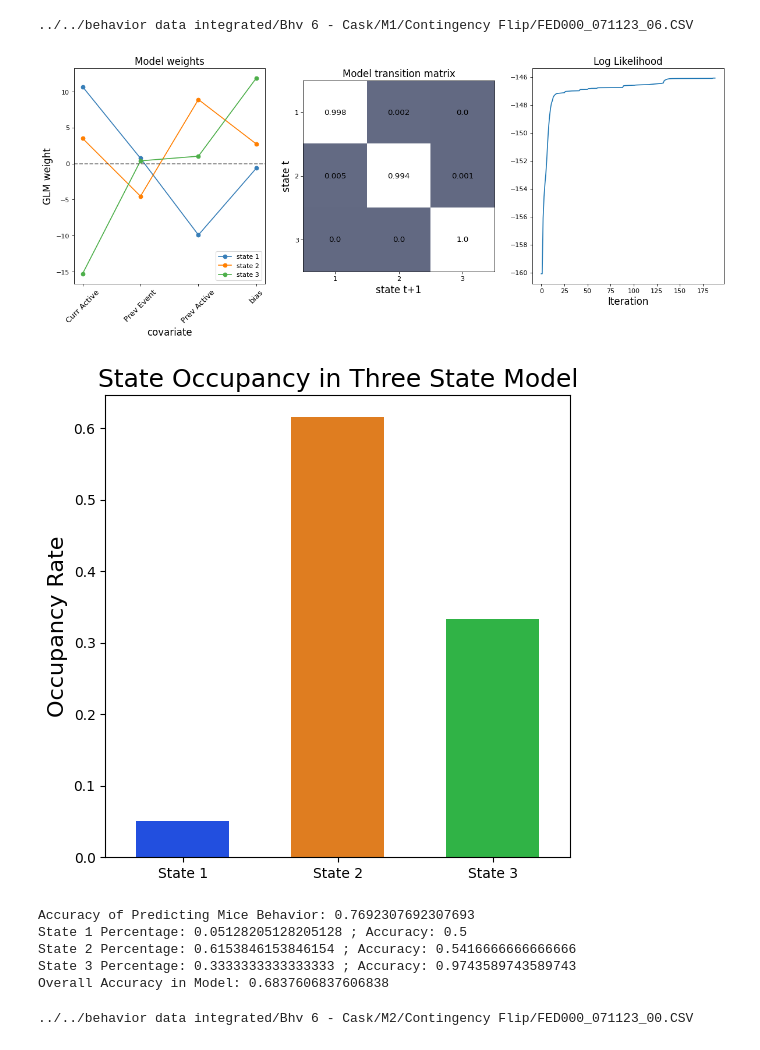
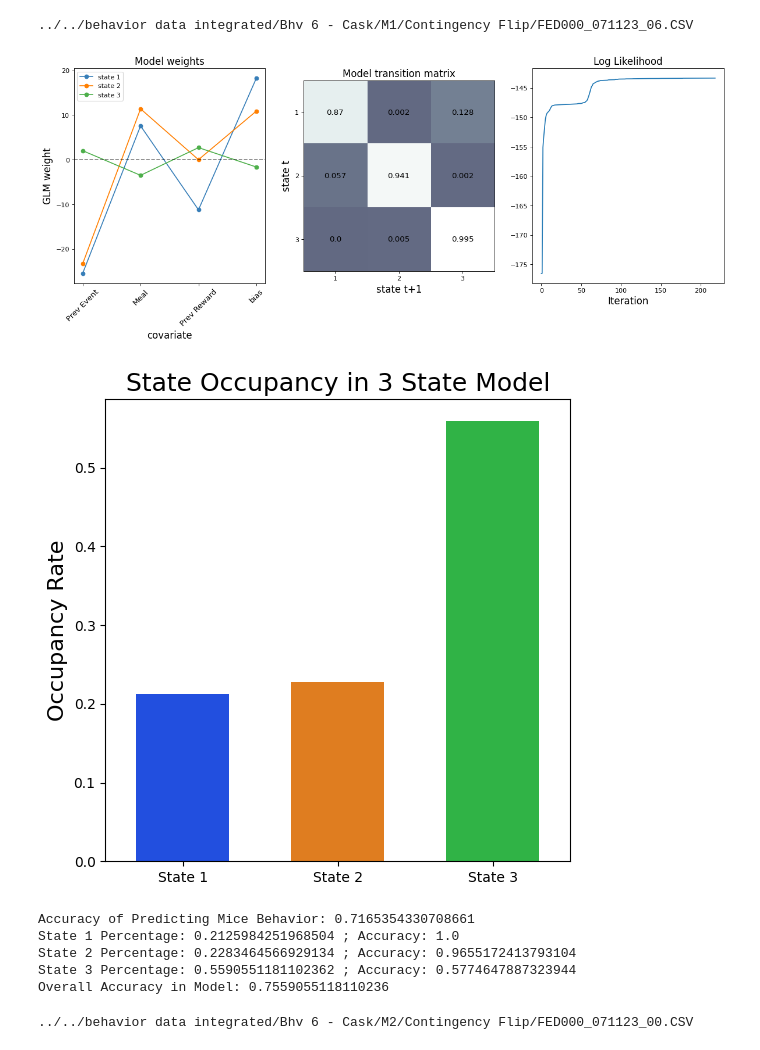
Before and after one commit to ftlabucsd/FEDUPP, a Jupyter notebook: HMM-GLM/GLM-HMM.ipynb, the cells around one changed output. Cells and saved outputs as stored; diff of their text form; code cells hidden in the pictures.

```diff
--- a/HMM-GLM/GLM-HMM.ipynb
+++ b/HMM-GLM/GLM-HMM.ipynb
@@ -43,9 +37,8 @@ Overall Accuracy in Model: 0.5410628019323671
 # %% [markdown]
 ### Control Group
 # %%
+B5M1 = "../" + paths.contigency_flip_ctrl[0]
+feat = [False, True, False, True, True]
 
-B5M1 = "../" + paths.contigency_flip_ctrl[0]
-
-X, y = uls.extract_features(B5M1, True, True, True, False)
-log, model = uls.model_training(X, y, num_states=3, obs_dim=1, num_categories=2, input_dim=4, max_iter=500)
+log, model, X, y = uls.model_training(B5M1, num_states=3, obs_dim=1, num_categories=2, max_iter=500, feat=feat)
 # %%
@@ -127,23 +155,22 @@ Overall Accuracy in Model: 0.7181818181818181
 # %%
 B6M1 = "../" + paths.contigency_flip_cask[0]
 print(B6M1)
-X, y = uls.extract_features(B6M1, True, True, True, False)
-log, model = uls.model_training(X, y, num_states=3, obs_dim=1, num_categories=2, input_dim=4, max_iter=500)
+log, model,X,y = uls.model_training(B6M1, num_states=3, obs_dim=1, num_categories=2, max_iter=500, feat=feat)
 # %% [output]
 ../../behavior data integrated/Bhv 6 - Cask/M1/Contingency Flip/FED000_071123_06.CSV
 # %%
-uls.graph_model_parameters(model, log, True, True, True, False)
+uls.graph_model_parameters(model, log, feat)
 # %% [output]
-[figure, old version]
+[figure, new version]
 # %%
 uls.display_fitting_results(model, X, y)
 # %% [output]
-[figure, old version]
+[figure, new version]
-Accuracy of Predicting Mice Behavior: 0.7692307692307693
-State 1 Percentage: 0.05128205128205128 ; Accuracy: 0.5
-State 2 Percentage: 0.6153846153846154 ; Accuracy: 0.5416666666666666
-State 3 Percentage: 0.3333333333333333 ; Accuracy: 0.9743589743589743
-Overall Accuracy in Model: 0.6837606837606838
+Accuracy of Predicting Mice Behavior: 0.7165354330708661
+State 1 Percentage: 0.2125984251968504 ; Accuracy: 1.0
+State 2 Percentage: 0.2283464566929134 ; Accuracy: 0.9655172413793104
+State 3 Percentage: 0.5590551181102362 ; Accuracy: 0.5774647887323944
+Overall Accuracy in Model: 0.7559055118110236
 # %%
 B6M2 = "../" + paths.contigency_flip_cask[1]
 print(B6M2)
```
Also changed, not shown: parts of 51 cells of this notebook, 3 other files.
